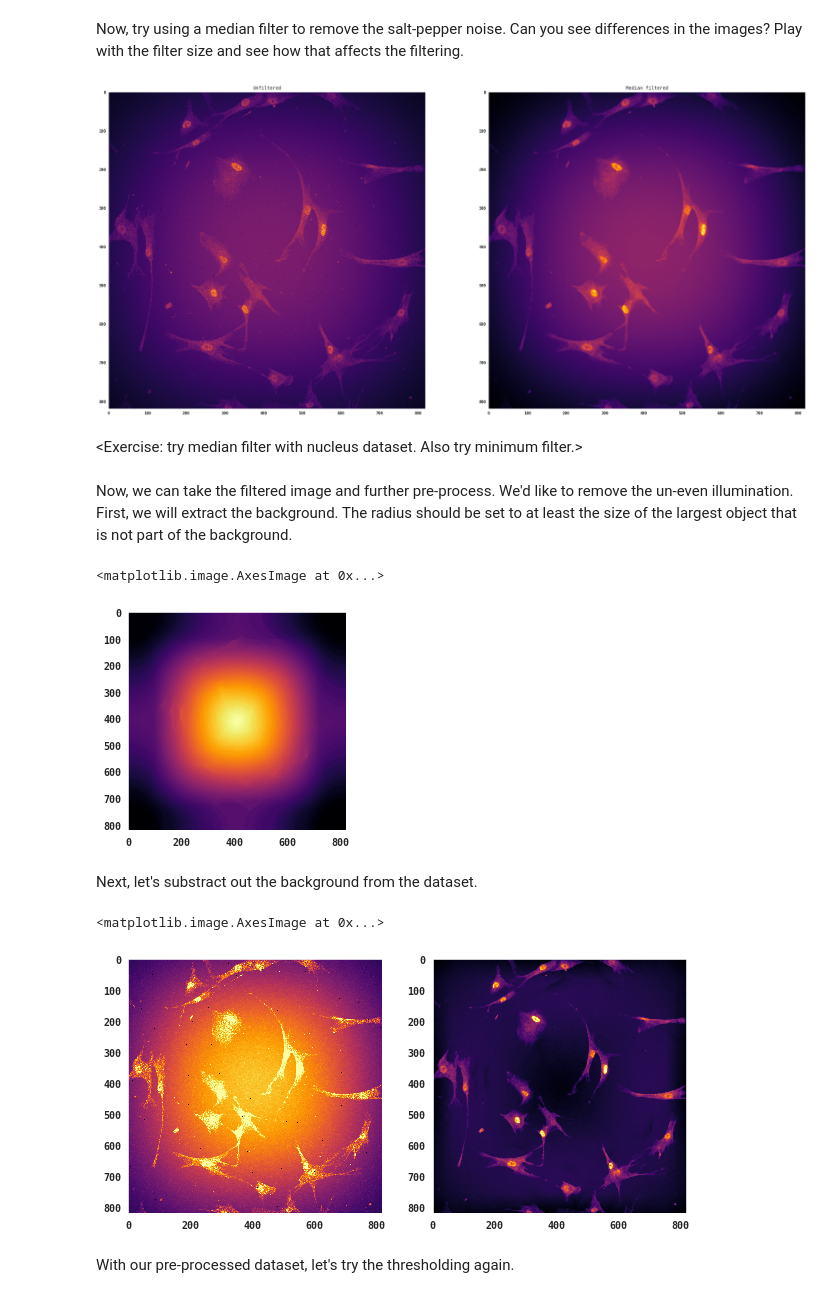
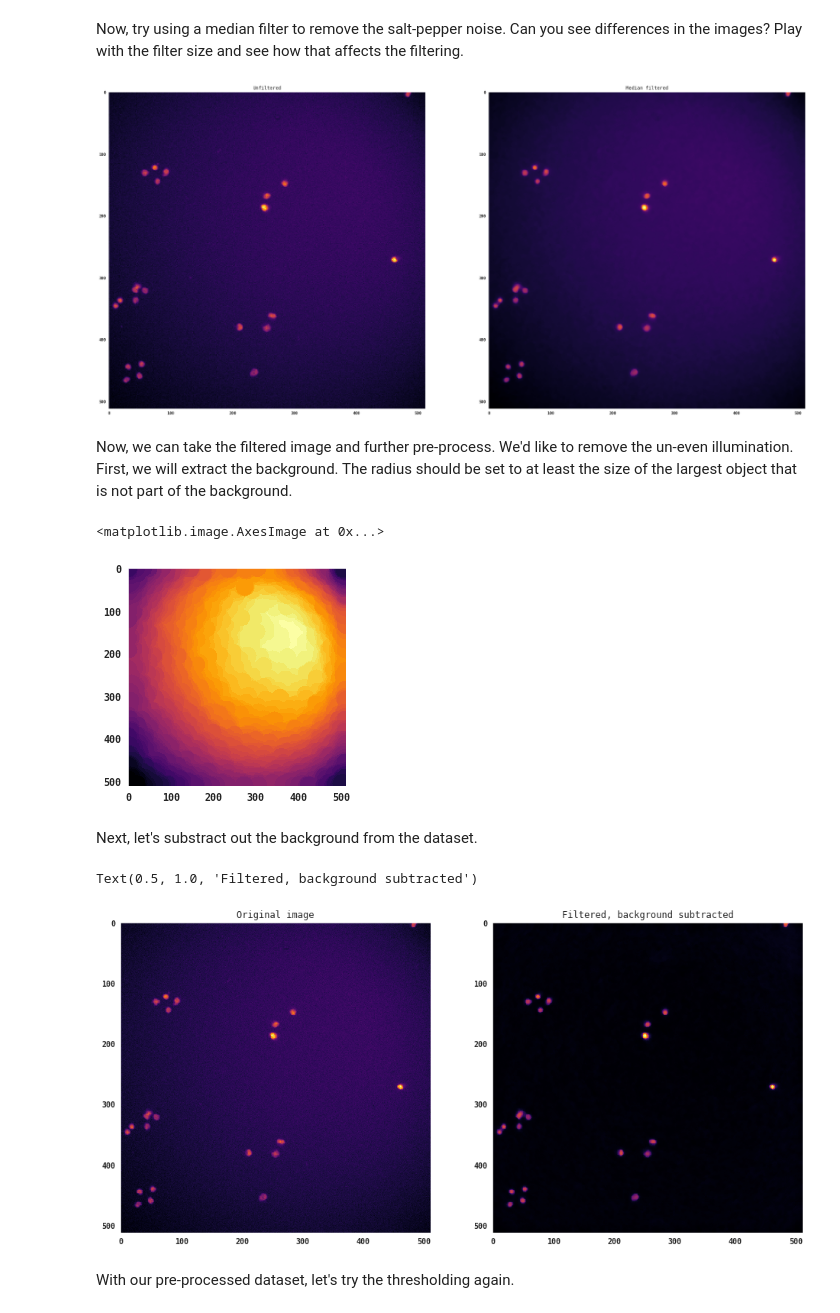
Before and after one commit to DataLucence/StanfordBIOS254-2019, a Jupyter notebook: Code/Lesson2_Preprocessing.ipynb, the cells around one changed output. Saved outputs shown, nothing was run; the diff lists cells and outputs as text; code cells hidden in the pictures.

```diff
--- a/Code/Lesson2_Preprocessing.ipynb
+++ b/Code/Lesson2_Preprocessing.ipynb
@@ -43,7 +40,7 @@ matplotlib.rc('font', family='monospace', weight='bold', size=20)
 First we'll set the data directory. Try printing the directory contents to make sure we've found the right path
 # %%
 # CHANGE PATH TO WHERE THE DATA IS ON YOUR COMPUTER
-data_dir = "/Users/mhturner/Documents/GitHub/StanfordBIOS254-2019/Data/data_lesson2"
+data_dir = "/Users/mhturner/Documents/GitHub/StanfordBIOS254-2019/Data/L2Data"
 data_fn = 'HAC-Cit-KRAB+dox_s41_t60.tif'
 import os
 dir_contents = os.listdir(data_dir)
@@ -272,43 +240,40 @@ for ind, f_radius in enumerate(filter_sizes):
 # %% [markdown]
 Now, try using a median filter to remove the salt-pepper noise. Can you see differences in the images? Play with the filter size and see how that affects the filtering.
 # %%
-f_size = 3
-data_filt = median_filter(nodrug_slice["your_fav_protein"], disk(f_size))
+f_size = 4
+data_filt = median_filter(data[channel], disk(f_size))
 
 fig, ax = plt.subplots(1, 2, figsize=(32, 25))
-ax[0].imshow(nodrug_slice["your_fav_protein"])
+ax[0].imshow(data[channel])
 ax[0].set_title('Unfiltered')
 ax[1].imshow(data_filt)
 ax[1].set_title('Median filtered');
 # %% [output]
-[figure, old version]
+[figure, new version]
-# %% [markdown]
-<Exercise: try median filter with nucleus dataset. Also try minimum filter.>
 # %% [markdown]
 Now, we can take the filtered image and further pre-process. We'd like to remove the un-even illumination. First, we will extract the background. The radius should be set to at least the size of the largest object that is not part of the background.
 # %%
 # the radius should be set to at least the size of the largest object that is not part of the background
-r = 100
+r = 20
 structuring_element = disk(r)
 background = min_filter(data_filt, structuring_element)
 plt.imshow(background, cmap='inferno', interpolation = 'none')#, vmin = 0, vmax = 3000)
 # %% [output]
 <matplotlib.image.AxesImage at 0x...>
-[figure, old version]
+[figure, new version]
 # %% [markdown]
 Next, let's substract out the background from the dataset.
 # %%
-bgs = data_filt - background
-bgs[bgs<0] = 0
+background_subtracted = data_filt - background
+background_subtracted[background_subtracted<0] = 0
 
-
-max_val_see = 10000
-
-fig, ax = plt.subplots(1, 2, figsize=(10, 5))
-ax[0].imshow(nodrug_slice["your_fav_protein"], interpolation = 'none', vmax = max_val_see)
-ax[1].imshow(bgs, interpolation = 'none', vmax = max_val_see)
+fig, ax = plt.subplots(1, 2, figsize=(16, 8))
+ax[0].imshow(data[channel], interpolation = 'none')
+ax[0].set_title('Original image')
+ax[1].imshow(background_subtracted, interpolation = 'none')
+ax[1].set_title('Filtered, background subtracted')
 # %% [output]
-<matplotlib.image.AxesImage at 0x...>
+Text(0.5, 1.0, 'Filtered, background subtracted')
-[figure, old version]
+[figure, new version]
 # %% [markdown]
 With our pre-processed dataset, let's try the thresholding again.
```
Also changed, not shown: parts of 19 cells of this notebook.
